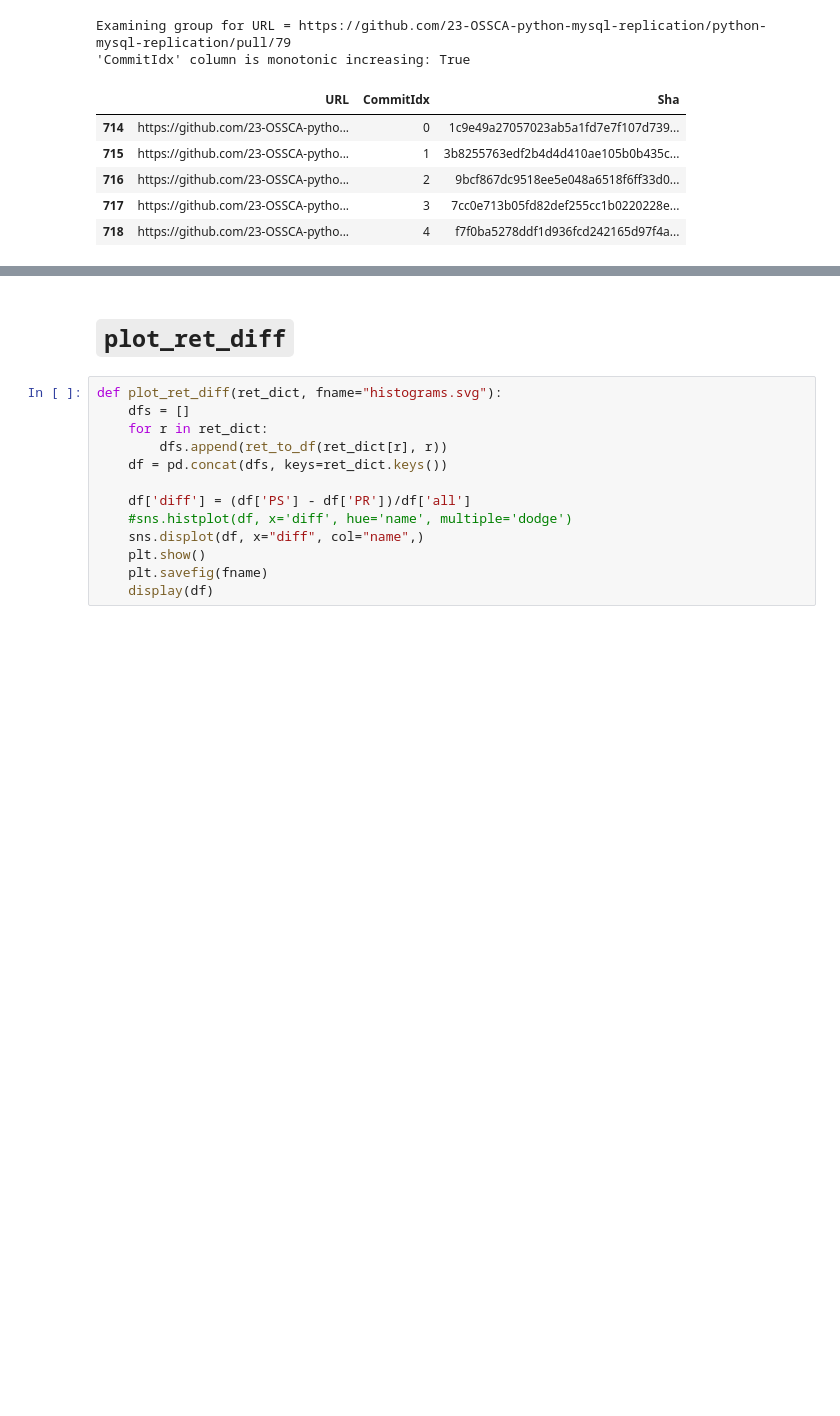
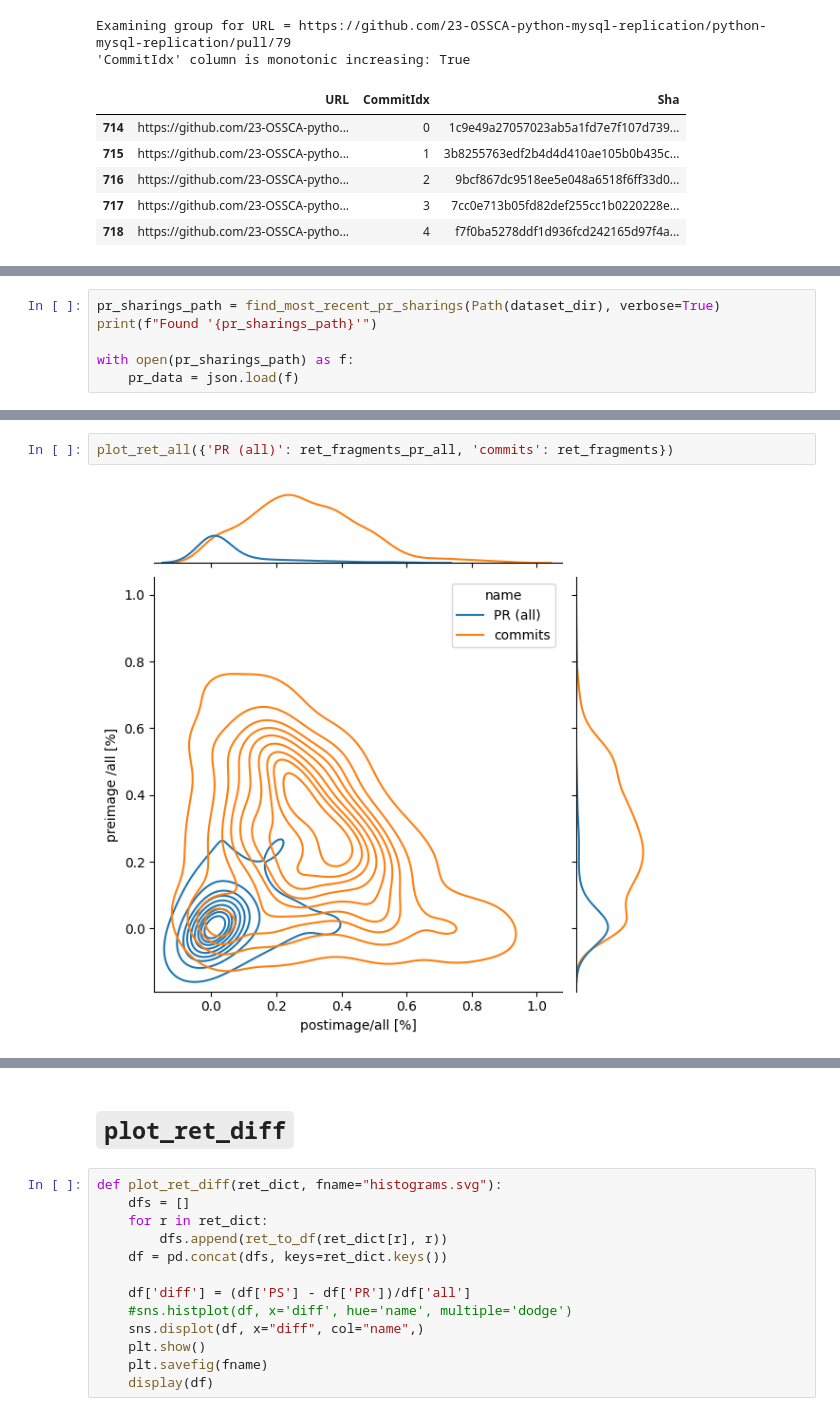
Before and after one commit to ncusi/MSR_Challenge_2024, a Jupyter notebook: notebooks/compare.ipynb, the cells around one changed output, grey strips where cells are left out. Drawn from its saved outputs; the diff is of its cells as text; blank space fills up the shorter version.

```diff
--- a/notebooks/compare.ipynb
+++ b/notebooks/compare.ipynb
@@ -355,0 +430,6 @@ Examining group for URL = https://github.com/23-OSSCA-python-mysql-replication/p
+# %%
+pr_sharings_path = find_most_recent_pr_sharings(Path(dataset_dir), verbose=True)
+print(f"Found '{pr_sharings_path}'")
+
+with open(pr_sharings_path) as f:
+    pr_data = json.load(f)
@@ -355,0 +488,4 @@ Examining group for URL = https://github.com/23-OSSCA-python-mysql-replication/p
+# %%
+plot_ret_all({'PR (all)': ret_fragments_pr_all, 'commits': ret_fragments})
+# %% [output]
+[figure, added]
```
Also changed, not shown: parts of 26 cells of this notebook.
